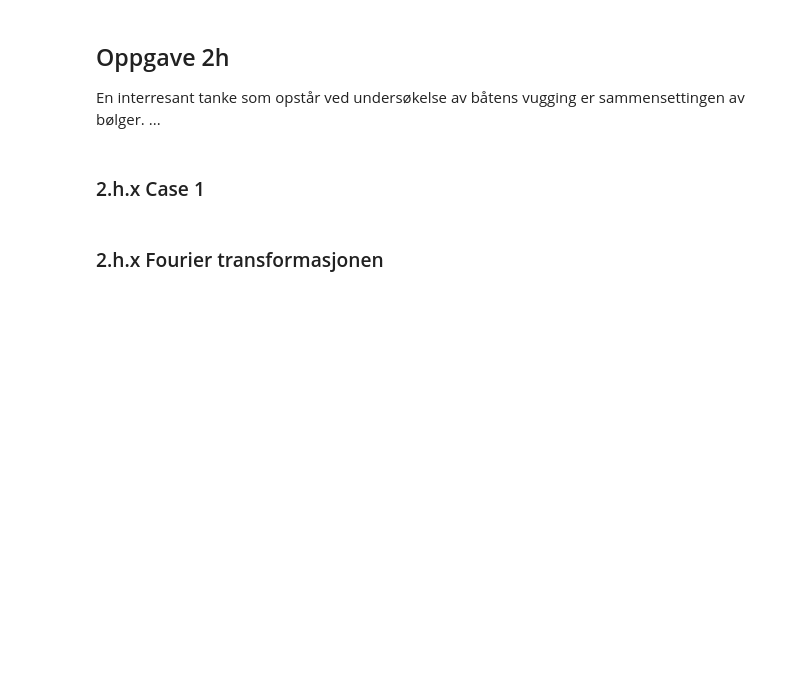
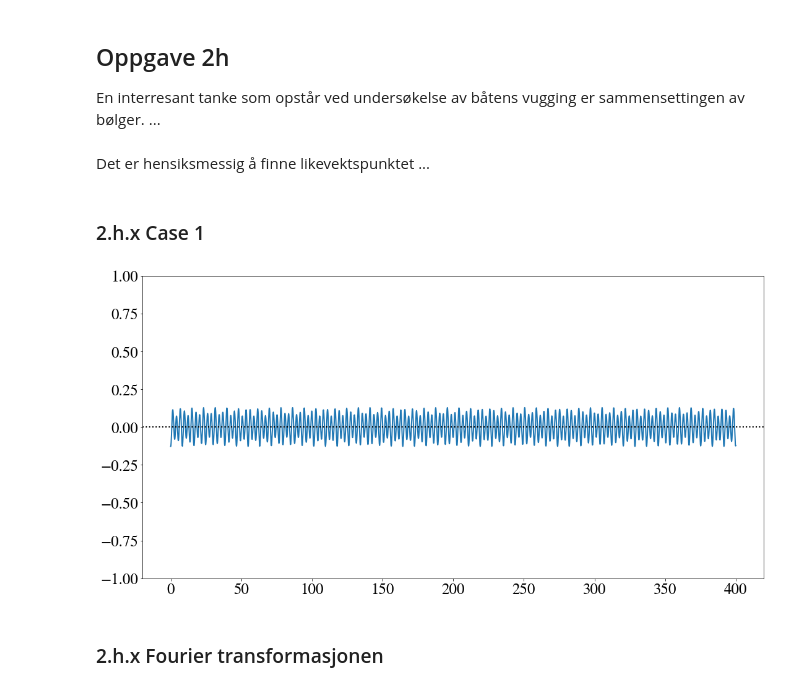
Before and after one commit to emiljonsrud/vitberr_prosjekt2_tekfys, a Jupyter notebook: clean_code.ipynb, the cells around one changed output. Saved outputs shown, nothing was run; the diff lists cells and outputs as text; code cells hidden in the pictures; blank space fills up the shorter version.

```diff
--- a/clean_code.ipynb
+++ b/clean_code.ipynb
@@ -1265,50 +1263,68 @@ Fortsett å skrive her imorgen
 ## Oppgave 2h
 
 En interresant tanke som opstår ved undersøkelse av båtens vugging er sammensettingen av bølger. ...
+# %% [markdown]
+Det er hensiksmessig å finne likevektspunktet ...
+# %%
+y_equalibrium = lambda y_arr: (np.max(y_arr) - np.min(y_arr))/2 + np.min(y_arr)
 # %% [markdown]
 ### 2.h.x Case 1
 # %%
 def generate_sim_data():
     w_start_vals = [
-        0,  # theta
+        20,  # theta
         0,  # omega
         0,  # x
-        1,  # y
+        0,  # y
         0,  # v_x
         0,  # v_y
-        3,  # s_L
+        0,  # s_L
         0   # v_L
         ]
 
-    F_0 = 0         # Force of wave
+    F_0 = 1000         # Force of wave
     k_f = 0         # Friction coefficient
-    t_end = 80      # End time
+    t_end = 400      # End time
     h_step = 0.05   # Time step
 
 
     m_boat = A_s*sigma
-    m_L = 0.001*m_boat
+    m_L = 0.00*m_boat
 
     omega_0 = np.sqrt((m_boat*g*h)/calculate_I_c(0, 0)) #
-    omega_w = 1*omega_0
+    omega_w = 1.1*omega_0
 
     t, w = universal_func(w_start_vals, t_end, h_step, F_0, k_f, omega_w, m_boat, m_L, True)
-    y_pos = w[3]
+    y_pos = w[3] - y_equalibrium(w[3])
+
+
+    plt.plot(
+        t,
+        y_pos,
+        # 'o'
+    )
+    plt.ylim(-1,1)
+
+    plt.axhline(0, color="black", linestyle="dotted")
+    plt.show()
+
 
     boat_info = [
         m_boat,
         m_L
     ]
 
     fname = 'case1'
     np.savez(
         'fourier_data/'+fname,
         t=t,
         y_pos = y_pos,
         w = w,
         boat_info = boat_info
     )
-# generate_sim_data()
+generate_sim_data()
+# %% [output]
+[figure, added]
 # %% [markdown]
 ### 2.h.x Fourier transformasjonen
 # %%
```
Also changed, not shown: parts of 6 cells of this notebook.
